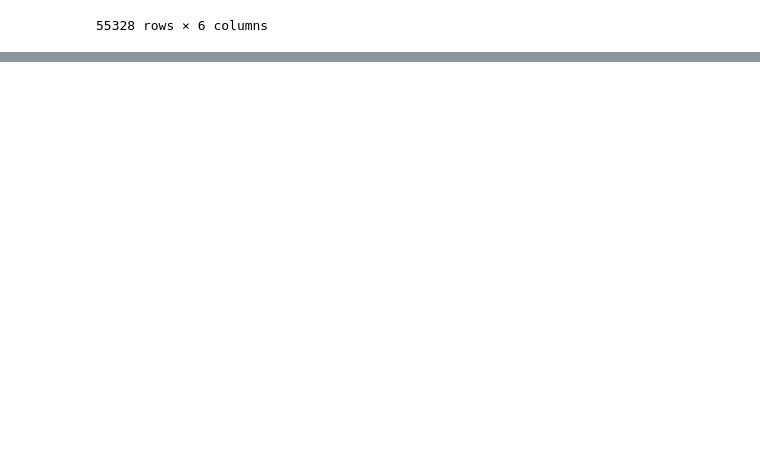
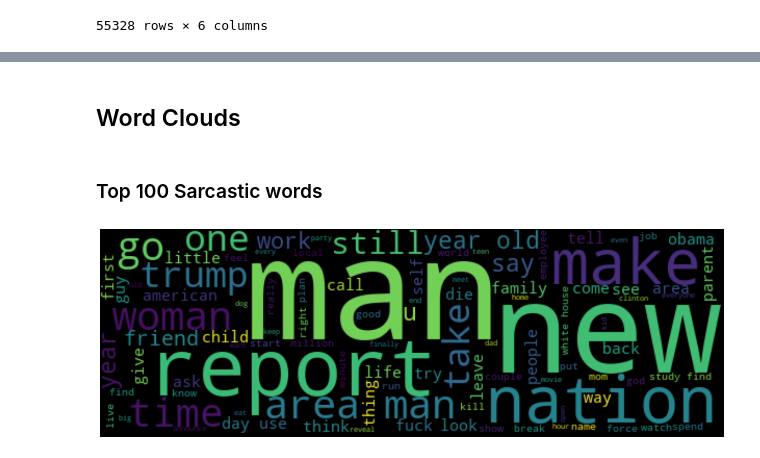
Before and after one commit to chayansraj/Text-Mining-Research, a Jupyter notebook: fake-news-detection.ipynb, the cells around one changed output, grey strips where cells are left out. Drawn from its saved outputs; the diff is of its cells as text; code cells hidden in the pictures; blank space fills up the shorter version.

Commit message:
Kaggle Notebook | Fake News Detection  | Version 5

```diff
--- a/fake-news-detection.ipynb
+++ b/fake-news-detection.ipynb
@@ -169,4 +177,6 @@ def entity_detection(x):
         entity.append(word.label_)
     return ",".join(entity)
 
-headlines['entity'] = headlines['clean_headline'].progress_apply(entity_detection)
+# df.apply(func)
+#df.parallel_apply(func)
+headlines['entity'] = headlines['clean_headline'].parallel_apply(entity_detection)
@@ -201,0 +219,3 @@ px.histogram(headlines,
+# %%
+headlines.drop(headlines[headlines['sen_len_after_pre'] > 100].index, inplace = True)
+headlines.reset_index(inplace=True, drop=True)
@@ -201,0 +242,14 @@ px.histogram(headlines,
+# %% [markdown]
+## Word Clouds
+# %%
+sarcastic = headlines[headlines['is_sarcastic']==1]['clean_headline'].tolist()
+real = headlines[headlines['is_sarcastic']==0]['clean_headline'].tolist()
+# %% [markdown]
+### Top 100 Sarcastic words
+# %%
+wordcloud = WordCloud(max_words=100, width=600, background_color='black').generate(" ".join(sarcastic))
+plt.imshow(wordcloud, interpolation='bilinear')
+plt.axis("off")
+plt.show()
+# %% [output]
+[figure, added]
```
Also changed, not shown: parts of 12 cells of this notebook.
